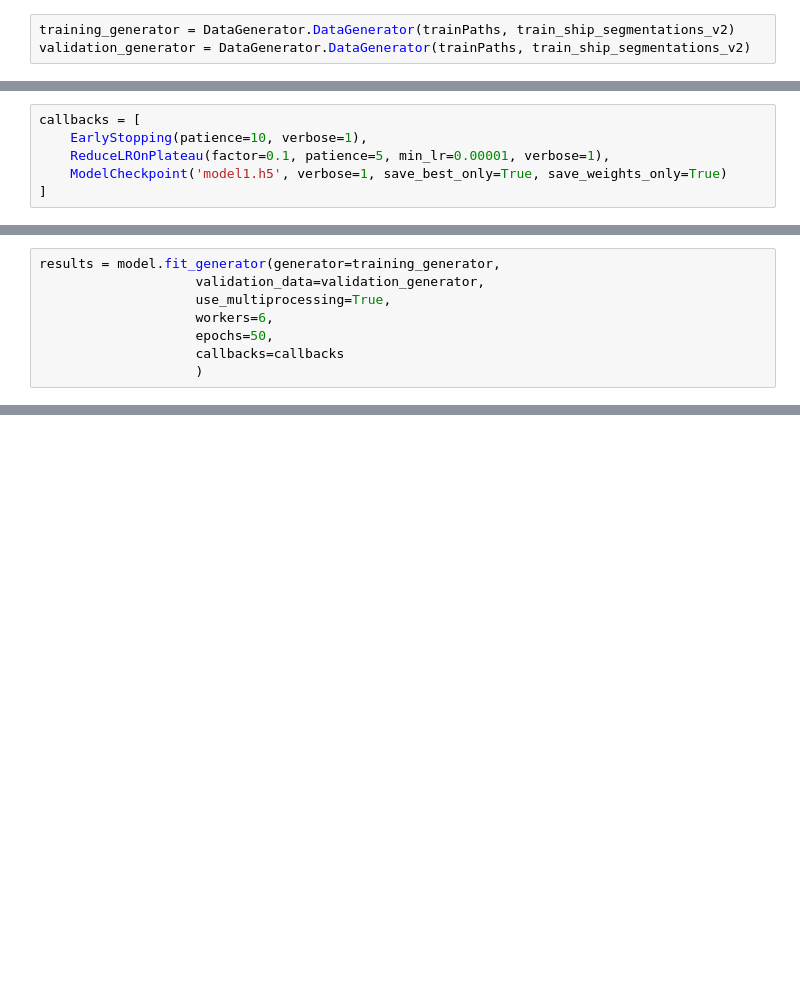
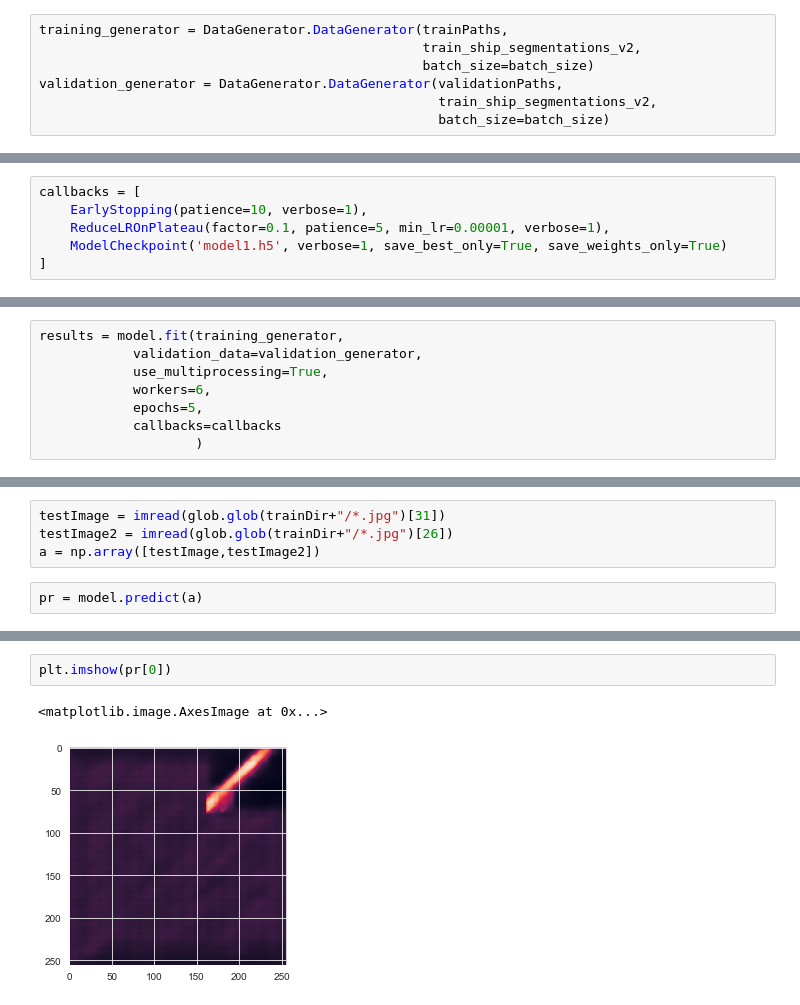
Before and after one commit to Caedessan/AirbusAhipDetectionTA, a Jupyter notebook: ModelFitting.ipynb, the cells around one changed output, grey strips where cells are left out. Saved outputs shown, nothing was run; the diff lists cells and outputs as text; blank space fills up the shorter version.

```diff
--- a/ModelFitting.ipynb
+++ b/ModelFitting.ipynb
@@ -26,3 +43,7 @@ importlib.reload(ShipDetection)
 # %%
-training_generator = DataGenerator.DataGenerator(trainPaths, train_ship_segmentations_v2)
-validation_generator = DataGenerator.DataGenerator(trainPaths, train_ship_segmentations_v2)
+training_generator = DataGenerator.DataGenerator(trainPaths,
+                                                 train_ship_segmentations_v2,
+                                                 batch_size=batch_size)
+validation_generator = DataGenerator.DataGenerator(validationPaths,
+                                                   train_ship_segmentations_v2,
+                                                   batch_size=batch_size)
@@ -59,9 +86,9 @@ callbacks = [
 # %%
-results = model.fit_generator(generator=training_generator,
-                    validation_data=validation_generator,
-                    use_multiprocessing=True,
-                    workers=6,
-                    epochs=50,
-                    callbacks=callbacks
+results = model.fit(training_generator,
+            validation_data=validation_generator,
+            use_multiprocessing=True,
+            workers=6,
+            epochs=5,
+            callbacks=callbacks
                     )
 # %% [output]
@@ -72,0 +101,6 @@ NotImplementedError: in user code:
+# %%
+testImage = imread(glob.glob(trainDir+"/*.jpg")[31])
+testImage2 = imread(glob.glob(trainDir+"/*.jpg")[26])
+a = np.array([testImage,testImage2])
+# %%
+pr = model.predict(a)
@@ -72,0 +109,5 @@ NotImplementedError: in user code:
+# %%
+plt.imshow(pr[0])
+# %% [output]
+<matplotlib.image.AxesImage at 0x...>
+[figure, added]
```
Also changed, not shown: parts of 15 cells of this notebook, 7 other files.
